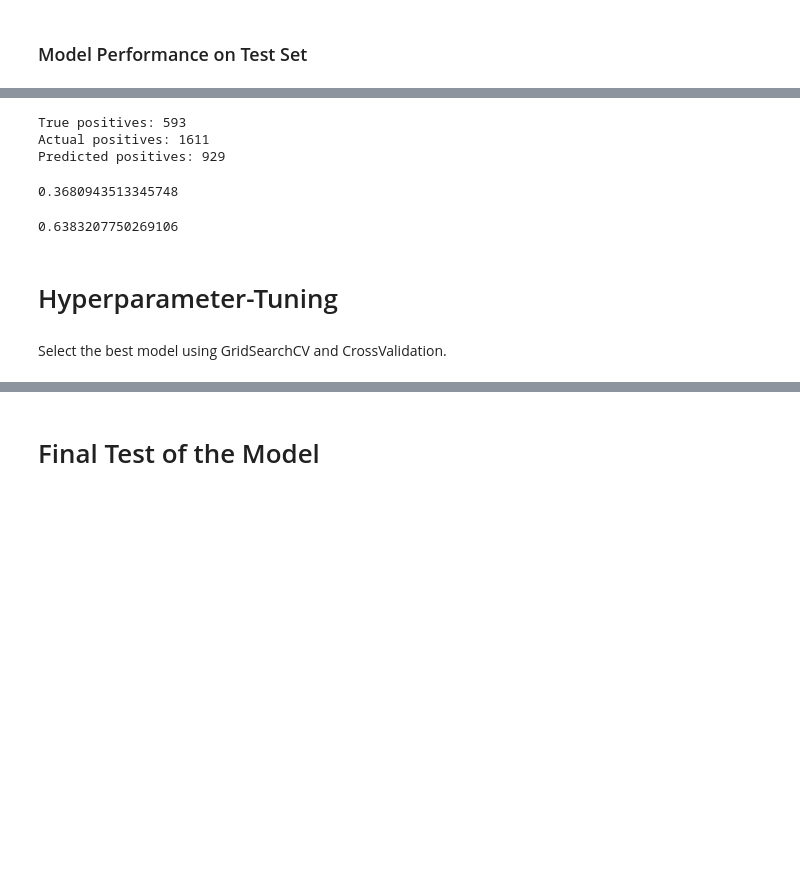
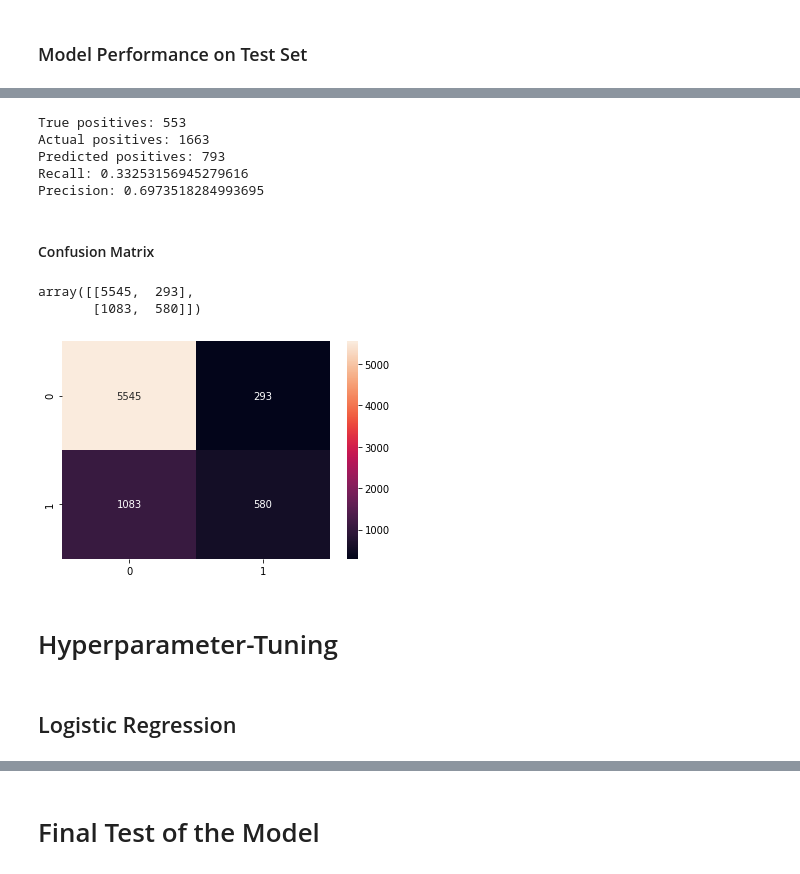
Before and after one commit to ruizleandro/Credit_Card_Default_Clients, a Jupyter notebook: Credit_Card_Default_Clients.ipynb, the cells around one changed output, grey strips where cells are left out. Drawn from its saved outputs; the diff is of its cells as text; code cells hidden in the pictures; blank space fills up the shorter version.

```diff
--- a/Credit_Card_Default_Clients.ipynb
+++ b/Credit_Card_Default_Clients.ipynb
@@ -717,11 +778,11 @@ Precision: 0.6524453694068678
 ### Model Training
 # %%
 from pyspark.ml.classification import RandomForestClassifier
-rf = RandomForestClassifier(numTrees=50, maxDepth=30)
+rf = RandomForestClassifier(numTrees=30)
 rf_model = rf.fit(train)
 # %% [markdown]
 ### Model Performance on Test Set
 # %%
-model_pred = rf_model.transform(test)
-model_pred.select(['label', 'probability', 'prediction']).show(10, False)
+rf_predictions = rf_model.transform(test)
+rf_predictions.select(['label', 'probability', 'prediction']).show(10, False)
 # %% [output]
@@ -757,28 +818,40 @@ The area under PR value of Random Forest Classifier Model is 0.5209617165888759
 # %%
-true_pos = model_pred.filter(model_pred['label']==1).filter(
-    model_pred['prediction']==1).count()
+true_pos = rf_predictions.filter(rf_predictions['label']==1).filter(
+    rf_predictions['prediction']==1).count()
 print('True positives:', true_pos)
 
-actual_pos = model_pred.filter(model_pred['label']==1).count()
+actual_pos = rf_predictions.filter(rf_predictions['label']==1).count()
 print('Actual positives:', actual_pos)
 
-pred_pos = model_pred.filter(model_pred['prediction']==1).count()
+pred_pos = rf_predictions.filter(rf_predictions['prediction']==1).count()
 print('Predicted positives:', pred_pos)
+
+print('Recall:', float(true_pos)/(actual_pos))
+
+print('Precision:', float(true_pos)/(pred_pos))
 # %% [output]
-True positives: 593
-Actual positives: 1611
-Predicted positives: 929
+True positives: 553
+Actual positives: 1663
+Predicted positives: 793
+Recall: 0.33253156945279616
+Precision: 0.6973518284993695
-# %%
-# Recall
-float(true_pos)/(actual_pos)
-# %% [output]
-0.3680943513345748
-# %%
-# Precision
-float(true_pos)/(pred_pos)
-# %% [output]
-0.6383207750269106
+# %% [markdown]
+#### Confusion Matrix
+# %%
+from sklearn.metrics import confusion_matrix
+
+rf_target = np.array(rf_predictions.select('label').collect())
+rf_pred = np.array(rf_predictions.select('prediction').collect())
+
+confusion_matrix(rf_target, rf_pred)
+# %% [output]
+array([[5545,  293],
+       [1083,  580]])
+# %%
+ax = sns.heatmap(confusion_matrix(rf_target, rf_pred), annot=True, fmt='d')
+# %% [output]
+[figure, added]
 # %% [markdown]
 # Hyperparameter-Tuning
-# %% [markdown]
-Select the best model using GridSearchCV and CrossValidation.
+# %% [markdown]
+## Logistic Regression
```
Also changed, not shown: parts of 66 cells of this notebook.
